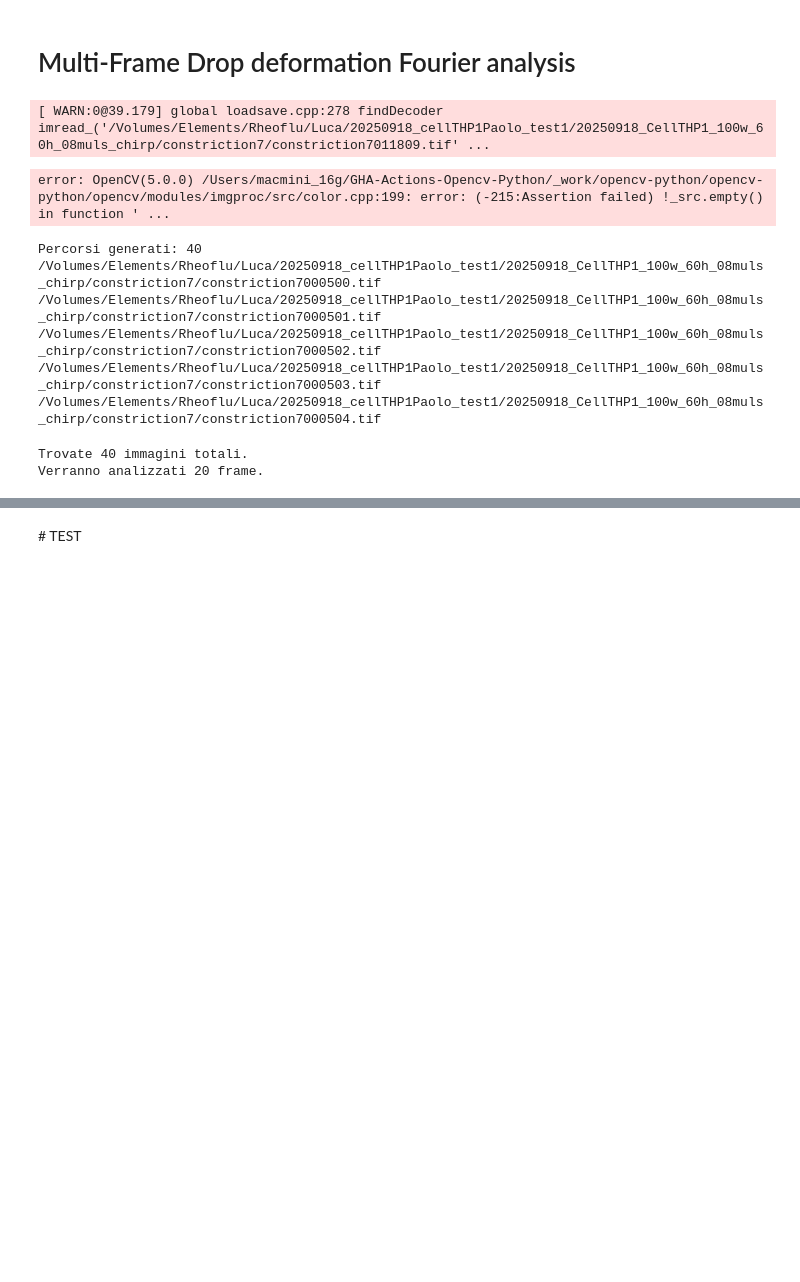
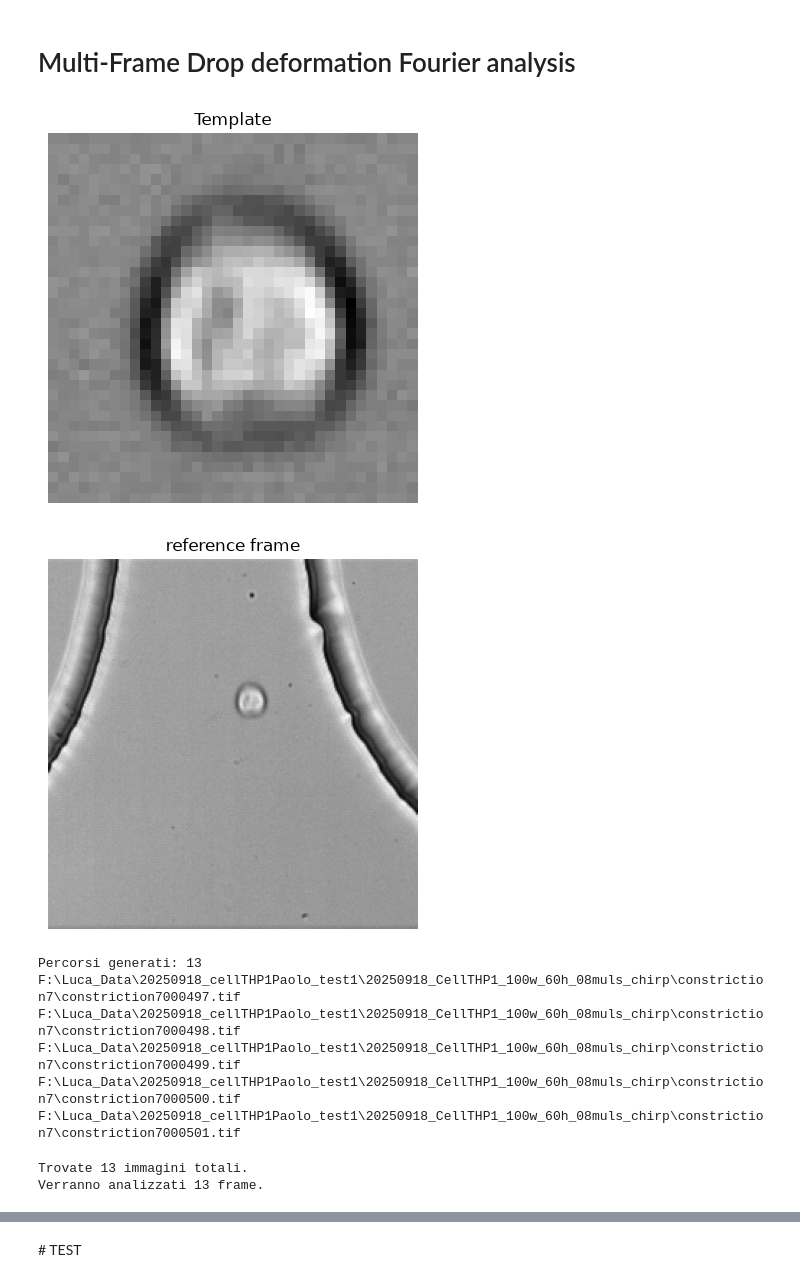
Before and after one commit to AsiLuca/Rheoflu_scripts, a Jupyter notebook: Fourier_decomp/multiframe/Fourier_multiframe_sequence_cells.ipynb, the cells around one changed output, grey strips where cells are left out. Cells and saved outputs as stored; diff of their text form; code cells hidden in the pictures; blank space fills up the shorter version.

```diff
--- a/Fourier_decomp/multiframe/Fourier_multiframe_sequence_cells.ipynb
+++ b/Fourier_decomp/multiframe/Fourier_multiframe_sequence_cells.ipynb
@@ -16,41 +17,46 @@ from fourier_functions import analyze_frame_fourier_complete, track_droplet_temp
 # %%
 
 
 # ==========================================
 # 1. INPUT PARAMETERS BY USER
 # ==========================================
-folder_path = '/Volumes/Elements/Rheoflu/Luca/20250918_cellTHP1Paolo_test1/20250918_CellTHP1_100w_60h_08muls_chirp/constriction7'
+#folder_path =  Path('/Volumes/Elements/Rheoflu/Luca/20250918_cellTHP1Paolo_test1/20250918_CellTHP1_100w_60h_08muls_chirp/constriction7')
+folder_path =  Path(r"F:\Luca_Data\20250918_cellTHP1Paolo_test1\20250918_CellTHP1_100w_60h_08muls_chirp\constriction7")
 format = '*.tif'
-output_folder = '/Users/lucaasinari/Desktop/Tesi ESPCI/script_rheoflu/results/cell_constriction7'
+#output_folder = '/Users/lucaasinari/Desktop/Tesi ESPCI/script_rheoflu/results/cell_constriction7'
+output_folder = Path(r"results/cell_constriction7")
 os.makedirs(output_folder, exist_ok=True)
 
 #image_path = '/Volumes/Elements/Rheoflu/Luca/20250918_cellTHP1Paolo_test1/20250918_CellTHP1_100w_60h_08muls_chirp/constriction7/cell0000002.tif'
+first_frame = 497
+last_frame = 510
+step = 1
 
-first_frame = 500
-last_frame = 540
-step = 20
+pixel_size_um = .25
+frame_rate = 500
 
 #Template informations
-image_path_referenceframe = '/Volumes/Elements/Rheoflu/Luca/20250918_cellTHP1Paolo_test1/20250918_CellTHP1_100w_60h_08muls_chirp/constriction7/constriction7011809.tif'
+#image_path_referenceframe = '/Volumes/Elements/Rheoflu/Luca/20250918_cellTHP1Paolo_test1/20250918_CellTHP1_100w_60h_08muls_chirp/constriction7/constriction7011809.tif'
+image_path_referenceframe = Path(r"F:\Luca_Data\20250918_cellTHP1Paolo_test1\20250918_CellTHP1_100w_60h_08muls_chirp\constriction7\constriction7011809.tif")
 y_center = 97
 x_center = 139
 radius = 18
-gray_img1 = cv2.cvtColor(cv2.imread(image_path_referenceframe), cv2.COLOR_BGR2GRAY)
+gray_img1 = cv2.imread(str(image_path_referenceframe),cv2.IMREAD_UNCHANGED)
 template = gray_img1[int(y_center - radius) : int(y_center + radius), int(x_center - radius) : int(x_center + radius)]
 plt.figure()
 plt.imshow(template, cmap='gray')
 plt.title('Template')
 plt.axis('off') # Nasconde gli assi
 plt.show()
 
 plt.figure()
 plt.imshow(gray_img1, cmap='gray')
 plt.title('reference frame')
 plt.axis('off') # Nasconde gli assi
 plt.show()
 # %% [output]
-[ WARN:0@39.179] global loadsave.cpp:278 findDecoder imread_('/Volumes/Elements/Rheoflu/Luca/20250918_cellTHP1Paolo_test1/20250918_CellTHP1_100w_60h_08muls_chirp/constriction7/constriction7011809.tif' ...
-error: OpenCV(5.0.0) /Users/macmini_16g/GHA-Actions-Opencv-Python/_work/opencv-python/opencv-python/opencv/modules/imgproc/src/color.cpp:199: error: (-215:Assertion failed) !_src.empty() in function ' ...
+[figure, added]
+[figure, added]
 # %%
 image_files = []
 
@@ -64,12 +70,12 @@ print(f"Percorsi generati: {len(image_files)}")
 for f in image_files[:5]:
     print(f)
 # %% [output]
-Percorsi generati: 40
-/Volumes/Elements/Rheoflu/Luca/20250918_cellTHP1Paolo_test1/20250918_CellTHP1_100w_60h_08muls_chirp/constriction7/constriction7000500.tif
-/Volumes/Elements/Rheoflu/Luca/20250918_cellTHP1Paolo_test1/20250918_CellTHP1_100w_60h_08muls_chirp/constriction7/constriction7000501.tif
-/Volumes/Elements/Rheoflu/Luca/20250918_cellTHP1Paolo_test1/20250918_CellTHP1_100w_60h_08muls_chirp/constriction7/constriction7000502.tif
-/Volumes/Elements/Rheoflu/Luca/20250918_cellTHP1Paolo_test1/20250918_CellTHP1_100w_60h_08muls_chirp/constriction7/constriction7000503.tif
-/Volumes/Elements/Rheoflu/Luca/20250918_cellTHP1Paolo_test1/20250918_CellTHP1_100w_60h_08muls_chirp/constriction7/constriction7000504.tif
+Percorsi generati: 13
+F:\Luca_Data\20250918_cellTHP1Paolo_test1\20250918_CellTHP1_100w_60h_08muls_chirp\constriction7\constriction7000497.tif
+F:\Luca_Data\20250918_cellTHP1Paolo_test1\20250918_CellTHP1_100w_60h_08muls_chirp\constriction7\constriction7000498.tif
+F:\Luca_Data\20250918_cellTHP1Paolo_test1\20250918_CellTHP1_100w_60h_08muls_chirp\constriction7\constriction7000499.tif
+F:\Luca_Data\20250918_cellTHP1Paolo_test1\20250918_CellTHP1_100w_60h_08muls_chirp\constriction7\constriction7000500.tif
+F:\Luca_Data\20250918_cellTHP1Paolo_test1\20250918_CellTHP1_100w_60h_08muls_chirp\constriction7\constriction7000501.tif
 # %%
 diff = last_frame - first_frame
 rest = diff % step
@@ -83,8 +89,8 @@ selected_frames = image_files[::step]
 print(f"Trovate {len(image_files)} immagini totali.")
 print(f"Verranno analizzati {len(selected_frames)} frame.\n")
 # %% [output]
-Trovate 40 immagini totali.
-Verranno analizzati 20 frame.
+Trovate 13 immagini totali.
+Verranno analizzati 13 frame.
 # %%
 # ==========================================
 # 3. IMAGES ANALYSIS (con salvataggio output)
```
Also changed, not shown: parts of 6 cells of this notebook, 3 other files.
